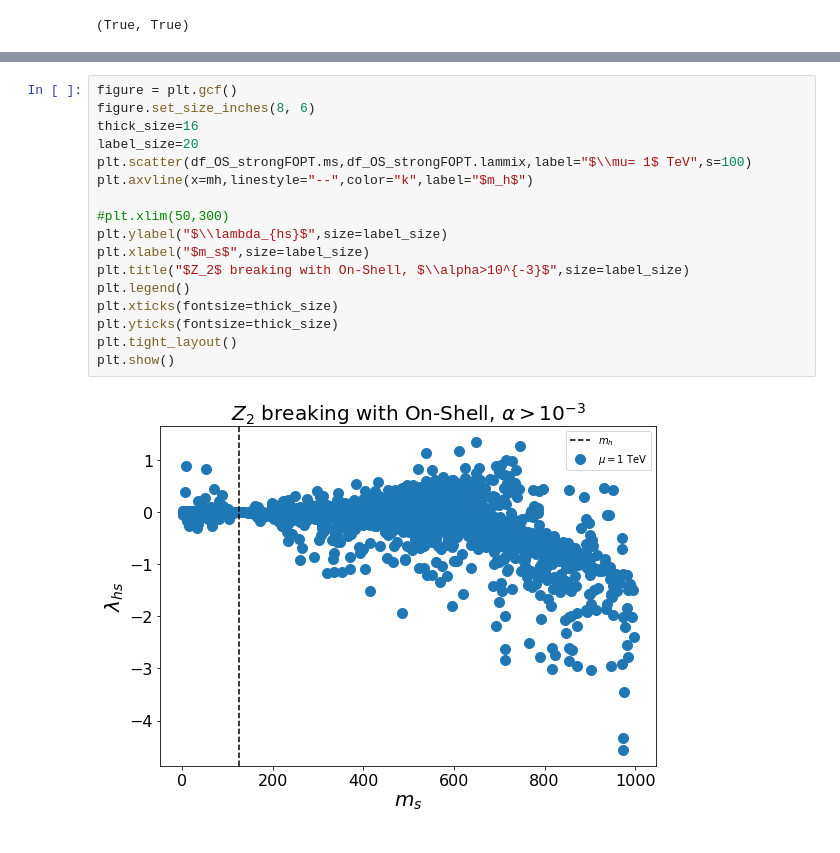
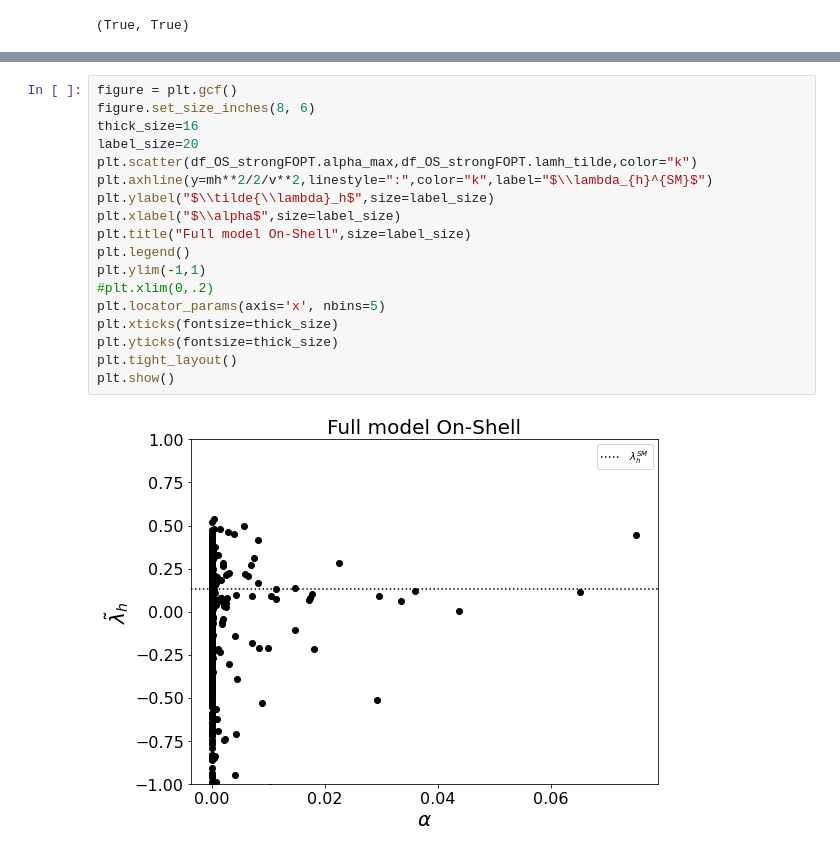
Before and after one commit to PB-316/Z_2breaking-PT-BAU, a Jupyter notebook: Data_Analysis_OnShell.ipynb, the cells around one changed output, grey strips where cells are left out. Saved outputs shown, nothing was run; the diff lists cells and outputs as text.

Commit message:
Z2breaking up to date!

```diff
--- a/Data_Analysis_OnShell.ipynb
+++ b/Data_Analysis_OnShell.ipynb
@@ -341,19 +611,20 @@ plt.show()
 # %%
 figure = plt.gcf()
 figure.set_size_inches(8, 6)
 thick_size=16
 label_size=20
-plt.scatter(df_OS_strongFOPT.ms,df_OS_strongFOPT.lammix,label="$\\mu= 1$ TeV",s=100)
-plt.axvline(x=mh,linestyle="--",color="k",label="$m_h$")
-
-#plt.xlim(50,300)
-plt.ylabel("$\\lambda_{hs}$",size=label_size)
-plt.xlabel("$m_s$",size=label_size)
-plt.title("$Z_2$ breaking with On-Shell, $\\alpha>10^{-3}$",size=label_size)
+plt.scatter(df_OS_strongFOPT.alpha_max,df_OS_strongFOPT.lamh_tilde,color="k")
+plt.axhline(y=mh**2/2/v**2,linestyle=":",color="k",label="$\\lambda_{h}^{SM}$")
+plt.ylabel("$\\tilde{\\lambda}_h$",size=label_size)
+plt.xlabel("$\\alpha$",size=label_size)
+plt.title("Full model On-Shell",size=label_size)
 plt.legend()
+plt.ylim(-1,1)
+#plt.xlim(0,.2)
+plt.locator_params(axis='x', nbins=5)
 plt.xticks(fontsize=thick_size)
 plt.yticks(fontsize=thick_size)
 plt.tight_layout()
 plt.show()
 # %% [output]
-[figure, old version]
+[figure, new version]
```
Also changed, not shown: parts of 10 cells of this notebook, 31 other files.
